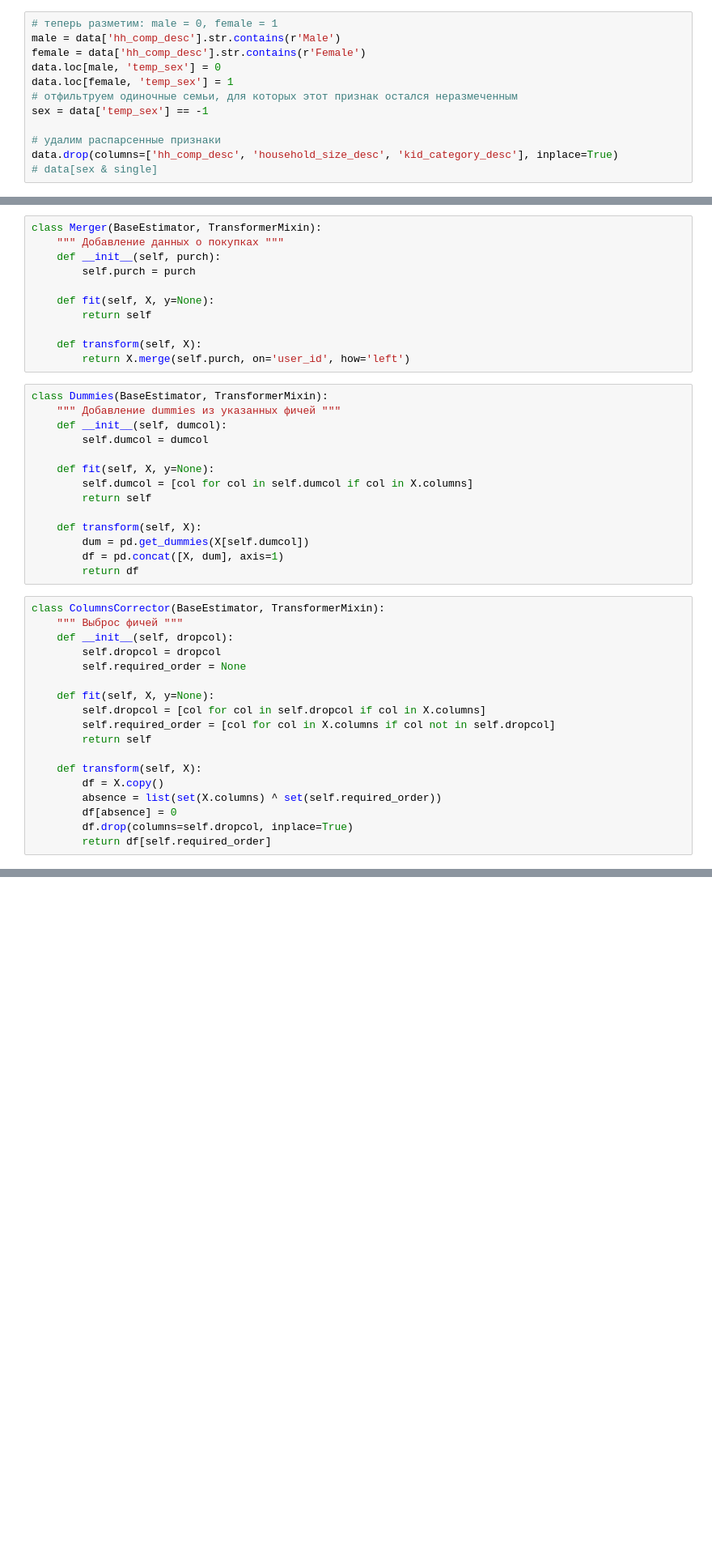
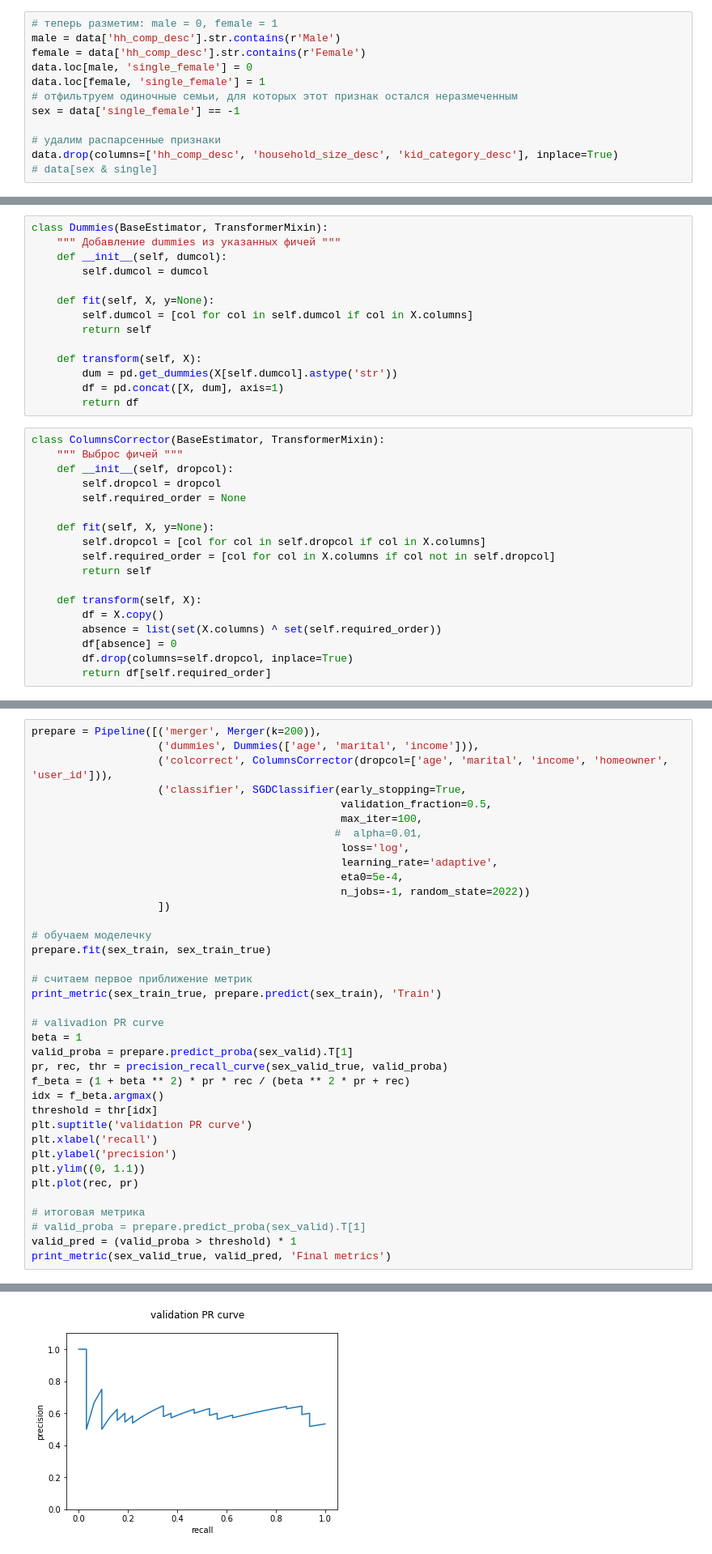
Before and after one commit to j2cry/gb_recommends, a Jupyter notebook: hw5/user_features.ipynb, the cells around one changed output, grey strips where cells are left out. Shown at 81% size. Cells and saved outputs as stored; diff of their text form; blank space fills up the shorter version.

Commit message:
hw5: user features dataset preparation

```diff
--- a/hw5/user_features.ipynb
+++ b/hw5/user_features.ipynb
@@ -92,10 +97,10 @@ data['temp_sex'] = -1
 # теперь разметим: male = 0, female = 1
 male = data['hh_comp_desc'].str.contains(r'Male')
 female = data['hh_comp_desc'].str.contains(r'Female')
-data.loc[male, 'temp_sex'] = 0
-data.loc[female, 'temp_sex'] = 1
+data.loc[male, 'single_female'] = 0
+data.loc[female, 'single_female'] = 1
 # отфильтруем одиночные семьи, для которых этот признак остался неразмеченным
-sex = data['temp_sex'] == -1
+sex = data['single_female'] == -1
 
 # удалим распарсенные признаки
 data.drop(columns=['hh_comp_desc', 'household_size_desc', 'kid_category_desc'], inplace=True)
@@ -122,14 +136,3 @@ purchases.columns = purchases.columns.astype('str')
-# %%
-class Merger(BaseEstimator, TransformerMixin):
-    """ Добавление данных о покупках """
-    def __init__(self, purch):
-        self.purch = purch
-
-    def fit(self, X, y=None):
-        return self
-
-    def transform(self, X):
-        return X.merge(self.purch, on='user_id', how='left')
 # %%
 class Dummies(BaseEstimator, TransformerMixin):
     """ Добавление dummies из указанных фичей """
@@ -141,7 +144,7 @@ class Dummies(BaseEstimator, TransformerMixin):
         return self
 
     def transform(self, X):
-        dum = pd.get_dummies(X[self.dumcol])
+        dum = pd.get_dummies(X[self.dumcol].astype('str'))
         df = pd.concat([X, dum], axis=1)
         return df
 # %%
@@ -217,0 +168,38 @@ data
+# %%
+prepare = Pipeline([('merger', Merger(k=200)),
+                    ('dummies', Dummies(['age', 'marital', 'income'])),
+                    ('colcorrect', ColumnsCorrector(dropcol=['age', 'marital', 'income', 'homeowner', 'user_id'])),
+                    ('classifier', SGDClassifier(early_stopping=True,
+                                                 validation_fraction=0.5,
+                                                 max_iter=100,
+                                                #  alpha=0.01,
+                                                 loss='log',
+                                                 learning_rate='adaptive',
+                                                 eta0=5e-4,
+                                                 n_jobs=-1, random_state=2022))
+                    ])
+
+# обучаем моделечку
+prepare.fit(sex_train, sex_train_true)
+
+# считаем первое приближение метрик
+print_metric(sex_train_true, prepare.predict(sex_train), 'Train')
+
+# valivadion PR curve
+beta = 1
+valid_proba = prepare.predict_proba(sex_valid).T[1]
+pr, rec, thr = precision_recall_curve(sex_valid_true, valid_proba)
+f_beta = (1 + beta ** 2) * pr * rec / (beta ** 2 * pr + rec)
+idx = f_beta.argmax()
+threshold = thr[idx]
+plt.suptitle('validation PR curve')
+plt.xlabel('recall')
+plt.ylabel('precision')
+plt.ylim((0, 1.1))
+plt.plot(rec, pr)
+
+# итоговая метрика
+# valid_proba = prepare.predict_proba(sex_valid).T[1]
+valid_pred = (valid_proba > threshold) * 1
+print_metric(sex_valid_true, valid_pred, 'Final metrics')
+# %% [output]
@@ -217,0 +215 @@ data
+[figure, added]
```
Also changed, not shown: parts of 17 cells of this notebook, 1 other file.
